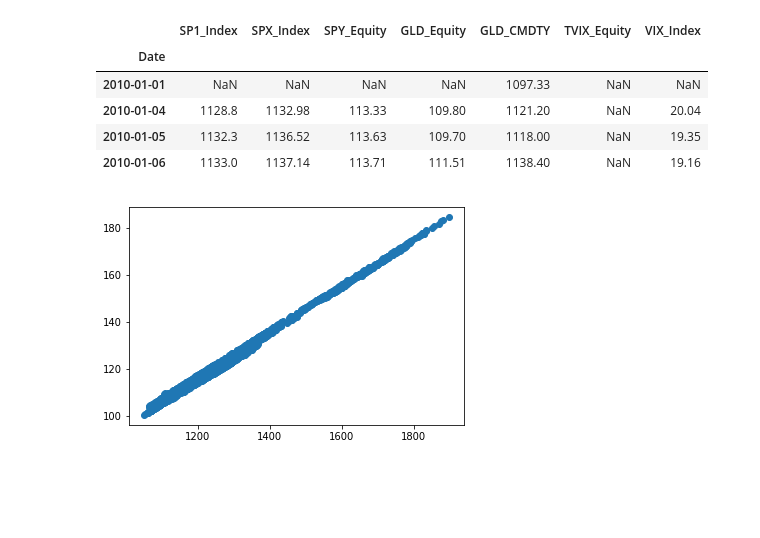
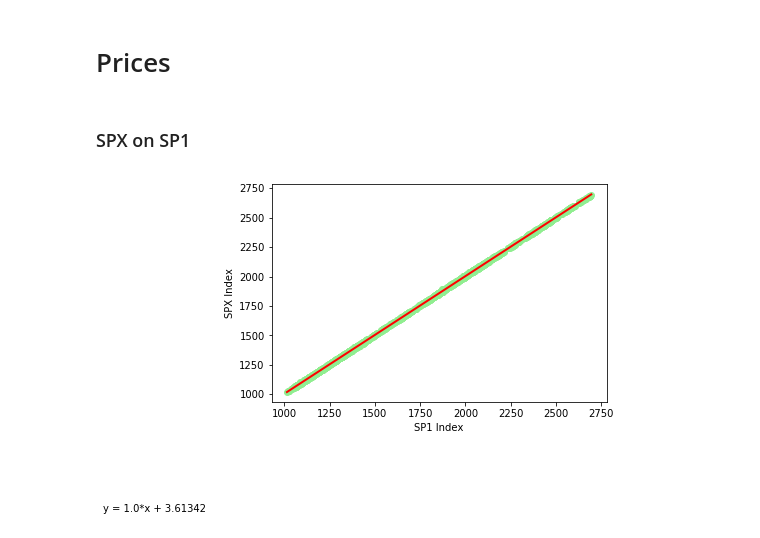
Before and after one commit to llonardi/15.459-Fin-Data-Science-II, a Jupyter notebook: Project 2/Q2.ipynb, the cells around one changed output. Drawn from its saved outputs; the diff is of its cells as text; code cells hidden in the pictures; blank space fills up the shorter version.

```diff
--- a/Project 2/Q2.ipynb
+++ b/Project 2/Q2.ipynb
@@ -8,17 +8,26 @@ filepath_returns = '/Users/hermannviktor/Python/PycharmProjects/15.459-Fin-Data-
 # %%
 px_df = pd.read_excel(filepath_prices)
 px_df = px_df.set_index('Date')
-# %%
-px_df.head(4)
-# %% [output]
-|  | SP1_Index | SPX_Index | SPY_Equity | GLD_Equity | GLD_CMDTY | TVIX_Equity | VIX_Index |
-| Date |  |  |  |  |  |  |  |
-| 2010-01-01 | NaN | NaN | NaN | NaN | 1097.33 | NaN | NaN |
-| 2010-01-04 | 1128.8 | 1132.98 | 113.33 | 109.80 | 1121.20 | NaN | 20.04 |
-| 2010-01-05 | 1132.3 | 1136.52 | 113.63 | 109.70 | 1118.00 | NaN | 19.35 |
-| 2010-01-06 | 1133.0 | 1137.14 | 113.71 | 111.51 | 1138.40 | NaN | 19.16 |
-# %%
-fig = plt.scatter(px_df['GLD_CMDTY'],px_df['GLD_Equity'])
-plt.show()
-# %% [output]
-[figure, removed]
+# %%
+def scatterplotting(x_df, y_df, xlabel, ylabel):
+    idx = np.isfinite(x_df) & np.isfinite(y_df)
+    a,b = np.polyfit(x_df[idx],y_df[idx],1)
+    c = min(x_df[idx])
+    d = max(x_df[idx])
+    x = np.array([c, d])
+    y = a * x + b
+    textstr = 'y = {var}*x + {coef}'.format(var=a.round(3),coef=b.round(5))
+    _ = plt.scatter(x_df[idx],y_df[idx], color='lightgreen')
+    _ = plt.xlabel(xlabel)
+    _ = plt.ylabel(ylabel)
+    _ = plt.plot(x,y,color='red', linewidth=2)
+    _ = plt.text(0.1,0.1,textstr)
+    plt.show()
+# %% [markdown]
+# Prices
+# %% [markdown]
+### SPX on SP1
+# %%
+scatterplotting(px_df['SP1_Index'],px_df['SPX_Index'],'SP1 Index','SPX Index')
+# %% [output]
+[figure, added]
```
Also changed, not shown: parts of 16 cells of this notebook.
